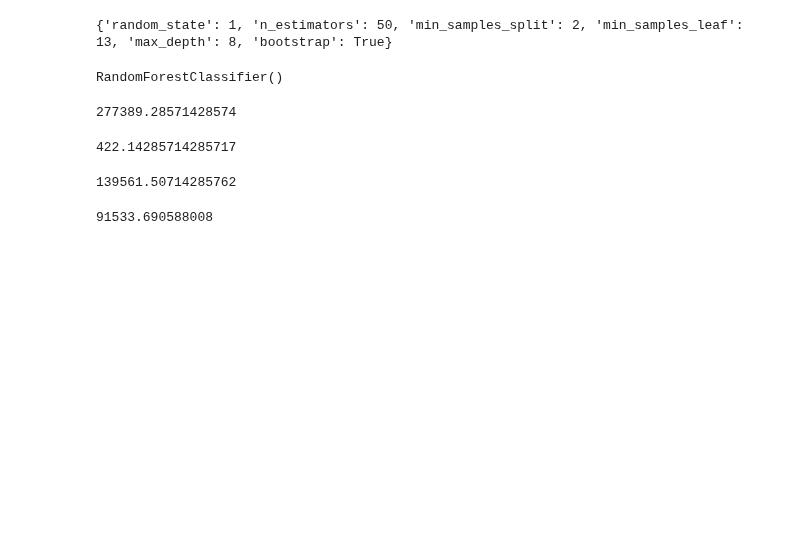
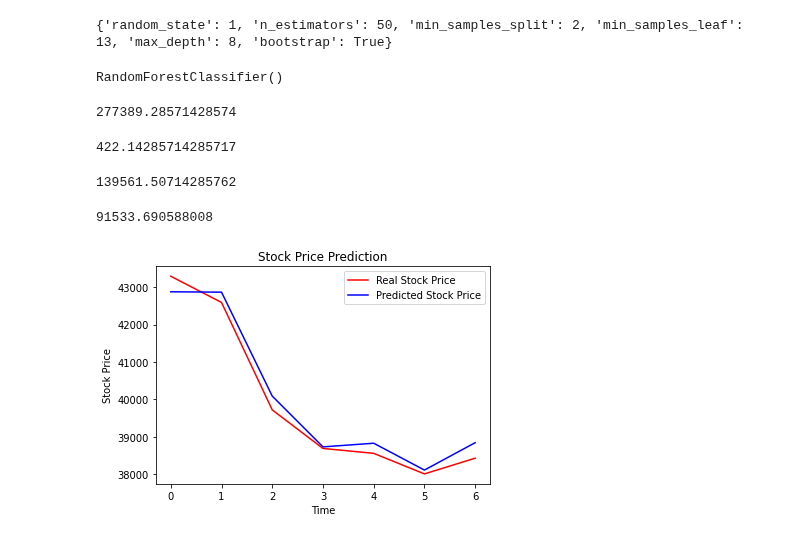
Before and after one commit to COGS118A/Group023-Wi23, a Jupyter notebook: PreliminaryRFR.ipynb, the cells around one changed output. Drawn from its saved outputs; the diff is of its cells as text; code cells hidden in the pictures; blank space fills up the shorter version.

```diff
--- a/PreliminaryRFR.ipynb
+++ b/PreliminaryRFR.ipynb
@@ -87,3 +87,13 @@ mse = mean_squared_error(y_test, new_pred)
 mse
 # %% [output]
 91533.690588008
+# %%
+plt.plot(test['Close'], color = 'red', label = 'Real Stock Price')
+plt.plot(new_pred, color = 'blue', label = 'Predicted Stock Price')
+plt.title('Stock Price Prediction')
+plt.xlabel('Time')
+plt.ylabel('Stock Price')
+plt.legend()
+plt.show()
+# %% [output]
+[figure, added]
```
